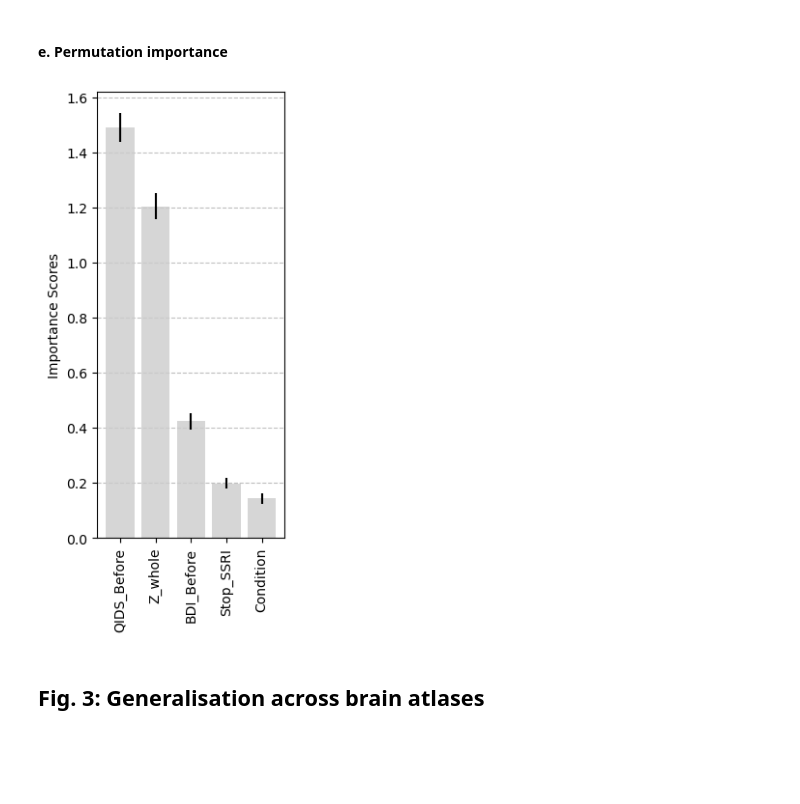
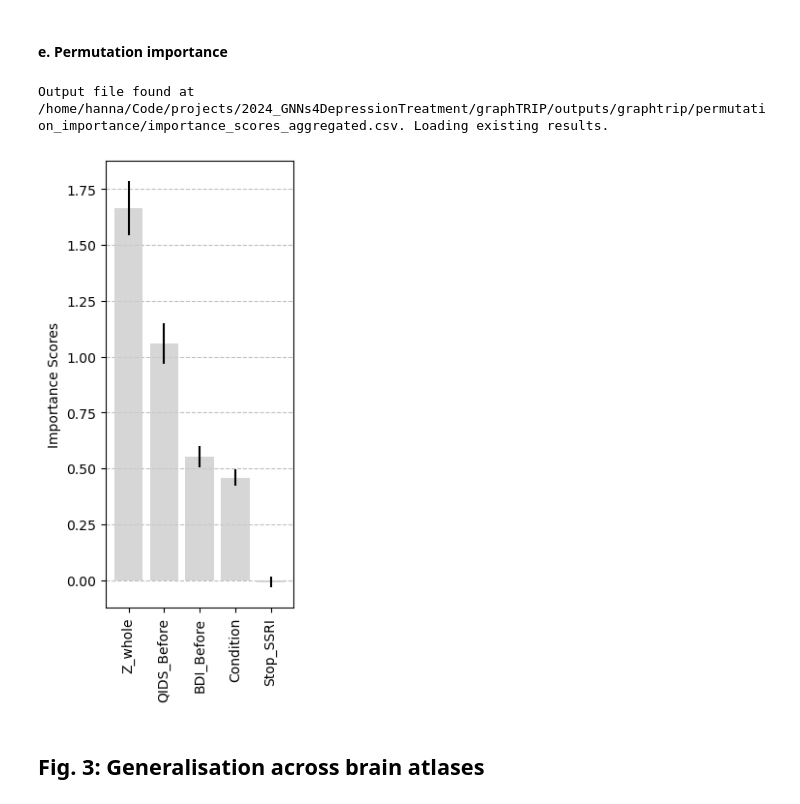
Before and after one commit to Imperial-MIND-lab/graphTRIP, a Jupyter notebook: notebooks/figures.ipynb, the cells around one changed output. Saved outputs shown, nothing was run; the diff lists cells and outputs as text; code cells hidden in the pictures; blank space fills up the shorter version.

```diff
--- a/notebooks/figures.ipynb
+++ b/notebooks/figures.ipynb
@@ -70,5 +80,5 @@ brain_surface_dir = os.path.join(figure_dir, 'brain_plots')
 os.makedirs(brain_surface_dir, exist_ok=True)
 
 # Save figures
-save_figs = True
+save_figs = False
 # %% [markdown]
@@ -350,15 +446,16 @@ plot_metric_boxplot(x_orig_rcn['metrics']['corr'],
 #### e. Permutation importance
 # %%
 # Permutation Importance
-results_dir = os.path.join(output_dir, 'graphtrip', 'permutation_importance')
-results = pd.read_csv(os.path.join(results_dir, 'importance_scores_aggregated.csv'))
+results_file = os.path.join(output_dir, 'graphtrip', 'permutation_importance', 'importance_scores_aggregated.csv')
+results = aggregate_importance_scores(results_file)
 
 # Sort the rows of results by mean importance score
 results = results.sort_values(by='mean', ascending=False)
 save_path = None if not save_figs else os.path.join(fig_subdir, 'importance_scores_aggregated.svg')
 permutation_importance_bar_chart(results, yerr_column='se', color=NEUTRAL, alpha=0.8, save_path=save_path)
 # %% [output]
+Output file found at /home/hanna/Code/projects/2024_GNNs4DepressionTreatment/graphTRIP/outputs/graphtrip/permutation_importance/importance_scores_aggregated.csv. Loading existing results.
-[figure, old version]
+[figure, new version]
 # %% [markdown]
 ## Fig. 3: Generalisation across brain atlases
 # %%
```
Also changed, not shown: parts of 176 cells of this notebook.
